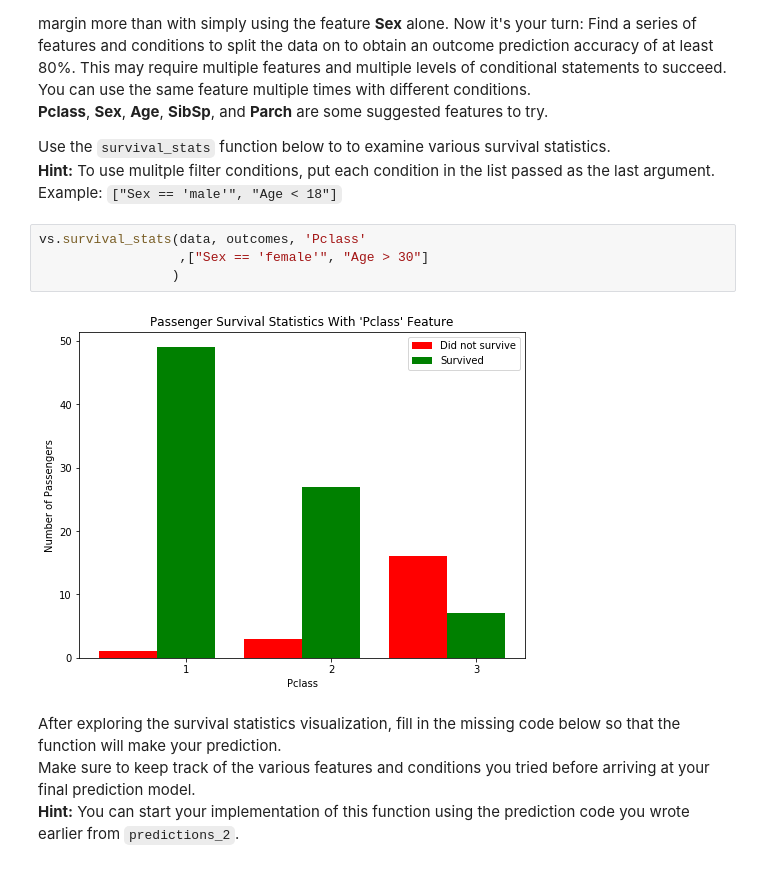
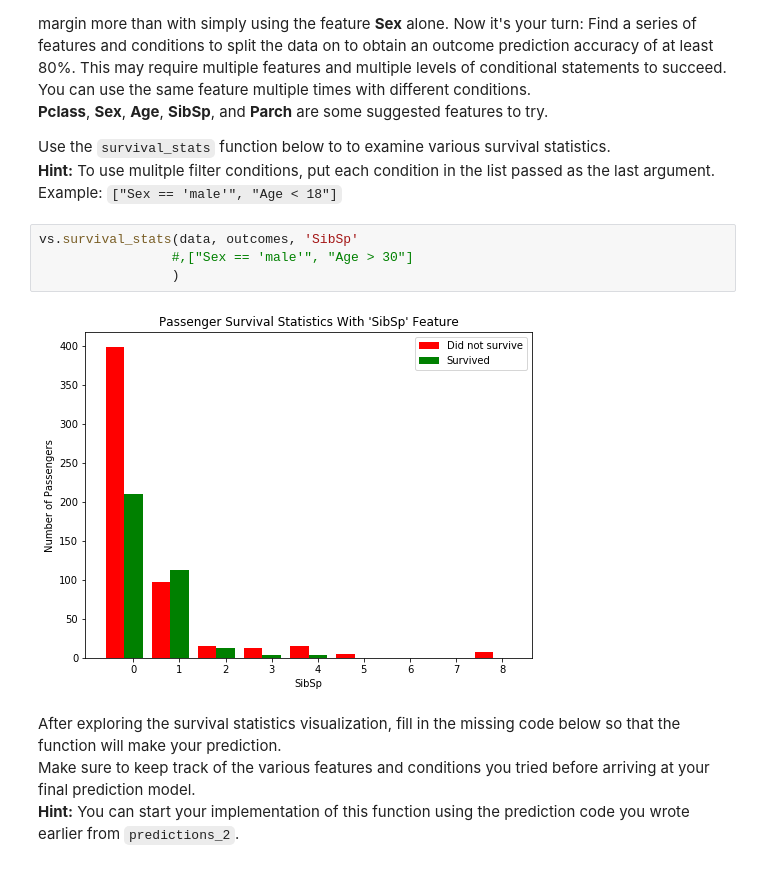
Before and after one commit to brockcooper/machine_learning_projects, a Jupyter notebook: projects/titanic_survival_exploration/titanic_survival_exploration.ipynb, the cells around one changed output. Cells and saved outputs as stored; diff of their text form.

```diff
--- a/projects/titanic_survival_exploration/titanic_survival_exploration.ipynb
+++ b/projects/titanic_survival_exploration/titanic_survival_exploration.ipynb
@@ -215,11 +215,11 @@ Adding the feature **Age** as a condition in conjunction with **Sex** improves t
 Use the `survival_stats` function below to to examine various survival statistics.
 **Hint:** To use mulitple filter conditions, put each condition in the list passed as the last argument. Example: `["Sex == 'male'", "Age < 18"]`
 # %%
-vs.survival_stats(data, outcomes, 'Pclass'
-                  ,["Sex == 'female'", "Age > 30"]
+vs.survival_stats(data, outcomes, 'SibSp'
+                 #,["Sex == 'male'", "Age > 30"]
                  )
 # %% [output]
-[figure, old version]
+[figure, new version]
 # %% [markdown]
 After exploring the survival statistics visualization, fill in the missing code below so that the function will make your prediction.
 Make sure to keep track of the various features and conditions you tried before arriving at your final prediction model.
```
Also changed, not shown: parts of 3 cells of this notebook, 1 other file.
